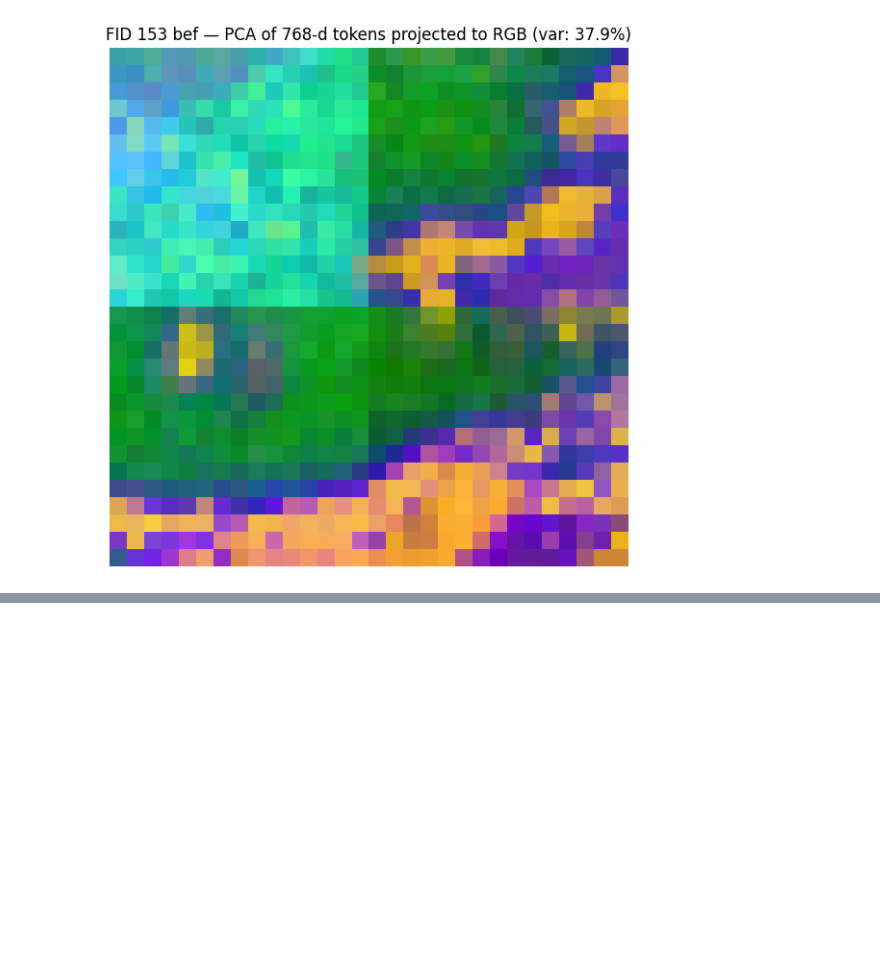
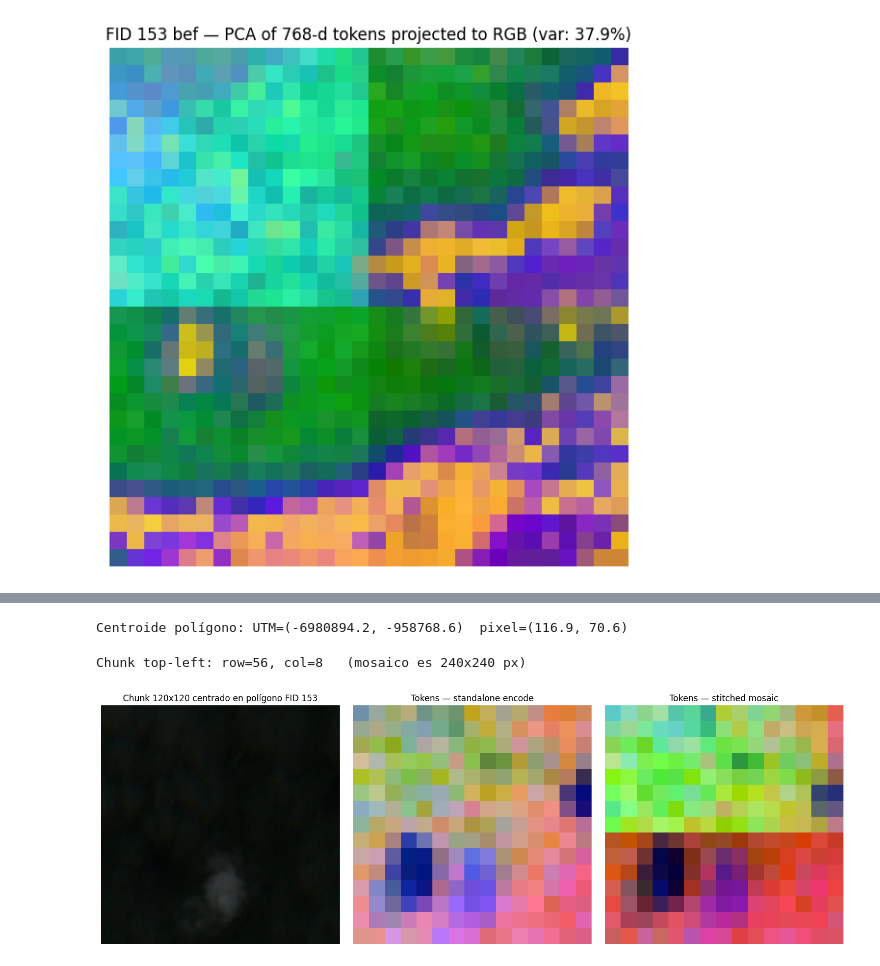
Before and after one commit to Angelicarjs/tropical_forest_disturbance, a Jupyter notebook: croma_fid_embeddings.ipynb, the cells around one changed output, grey strips where cells are left out. Cells and saved outputs as stored; diff of their text form; code cells hidden in the pictures; blank space fills up the shorter version.

Commit message:
embedding centrade in the polygon attemp1, for future check

```diff
--- a/croma_fid_embeddings.ipynb
+++ b/croma_fid_embeddings.ipynb
@@ -375,0 +377,80 @@ Cumulative:         0.379
+# %%
+import geopandas as gpd
+from sklearn.decomposition import PCA
+
+# ── 1) Cargar el polígono ─────────────────────────────────────────────────────
+SHP_DIR = os.path.join(os.path.dirname(os.path.abspath("__file__")), "data_shp")
+shp_path = os.path.join(SHP_DIR, "label_polygons.shp")
+gdf = gpd.read_file(shp_path)
+gdf["fid"] = gdf["fid"].astype(int).astype(str)
+
+with rasterio.open(paths[0]) as src:                # CRS del mosaico = CRS de cualquier tile
+    mosaic_crs = src.crs
+
+poly_row = gdf[gdf["fid"] == str(FID)]
+assert not poly_row.empty, f"No hay polígono para FID {FID}"
+poly = poly_row.to_crs(mosaic_crs).geometry.iloc[0]
+
+# ── 2) Centroide UTM → píxel en data_mosaic ──────────────────────────────────
+cx, cy = poly.centroid.x, poly.centroid.y           # metros UTM
+center_row = (y0 - cy) / 10.0                        # 10 m/píxel; y decrece hacia abajo
+center_col = (cx - x0) / 10.0
+print(f"Centroide polígono: UTM=({cx:.1f}, {cy:.1f})  pixel=({center_row:.1f}, {center_col:.1f})")
+
+# ── 3) Top-left de un chunk 120x120 centrado en el centroide ─────────────────
+#    Snap a múltiplo de 8 px para alinear con la rejilla de patches.
+py = int(round(center_row - TILE_SIZE / 2))
+px = int(round(center_col - TILE_SIZE / 2))
+py = (py // PATCH_SIZE) * PATCH_SIZE
+px = (px // PATCH_SIZE) * PATCH_SIZE
+# %% [output]
+Centroide polígono: UTM=(-6980894.2, -958768.6)  pixel=(116.9, 70.6)
+# %%
+# Clip a los bordes del mosaico (por si el polígono está cerca del borde)
+H, W = data_mosaic.shape[1], data_mosaic.shape[2]
+py = max(0, min(py, H - TILE_SIZE))
+px = max(0, min(px, W - TILE_SIZE))
+print(f"Chunk top-left: row={py}, col={px}   (mosaico es {H}x{W} px)")
+
+# ── 4) Recortar el chunk y validar ───────────────────────────────────────────
+chunk = data_mosaic[:, py:py+TILE_SIZE, px:px+TILE_SIZE]
+assert not np.isnan(chunk).any(), "El chunk centrado en el polígono cruza tiles faltantes."
+
+# ── 5) Encode standalone (CROMA ve el chunk como una sola imagen) ────────────
+chunk_t = torch.from_numpy(chunk).unsqueeze(0)
+chunk_t = normalize(chunk_t, s2_mean, s2_std).to(device)
+tokens_solo = encode(model, chunk_t, "optical")[0]    # (15, 15, 768)
+
+# ── 6) Tokens correspondientes del mosaico ya cosido tile-a-tile ─────────────
+ty, tx = py // PATCH_SIZE, px // PATCH_SIZE
+tokens_stitched = mosaic[ty:ty+GRID_SIZE, tx:tx+GRID_SIZE, :]    # (15, 15, 768)
+
+# ── 7) PCA conjunto + plot ───────────────────────────────────────────────────
+a = tokens_solo.reshape(-1, EMBED_DIM)
+b = tokens_stitched.reshape(-1, EMBED_DIM)
+pca = PCA(n_components=3).fit(np.concatenate([a, b], axis=0))
+solo_rgb     = pca.transform(a).reshape(GRID_SIZE, GRID_SIZE, 3)
+stitched_rgb = pca.transform(b).reshape(GRID_SIZE, GRID_SIZE, 3)
+stack = np.stack([solo_rgb, stitched_rgb])
+for c in range(3):
+    lo, hi = stack[..., c].min(), stack[..., c].max()
+    solo_rgb[..., c]     = (solo_rgb[..., c]     - lo) / (hi - lo + 1e-10)
+    stitched_rgb[..., c] = (stitched_rgb[..., c] - lo) / (hi - lo + 1e-10)
+
+rgb_chunk = np.clip(chunk[[3, 2, 1]].transpose(1, 2, 0) / 10000, 0, 1)
+# %% [output]
+Chunk top-left: row=56, col=8   (mosaico es 240x240 px)
+# %%
+fig, axes = plt.subplots(1, 3, figsize=(15, 5))
+axes[0].imshow(rgb_chunk)
+axes[0].set_title(f"Chunk 120x120 centrado en polígono FID {FID}")
+axes[1].imshow(solo_rgb, interpolation="nearest")
+axes[1].set_title("Tokens — standalone encode")
+axes[2].imshow(stitched_rgb, interpolation="nearest")
+axes[2].set_title("Tokens — stitched mosaic")
+for ax in axes:
+    ax.axis("off")
+plt.tight_layout()
+plt.show()
+# %% [output]
+[figure, added]
```
Also changed, not shown: parts of 4 cells of this notebook.
